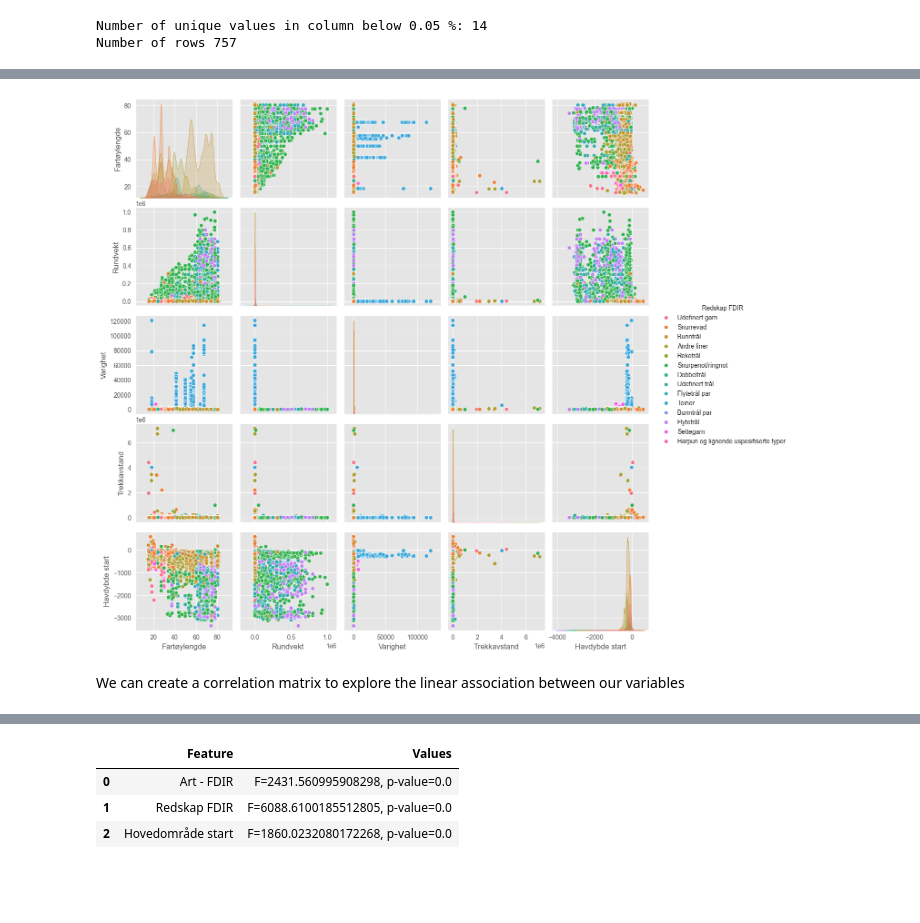
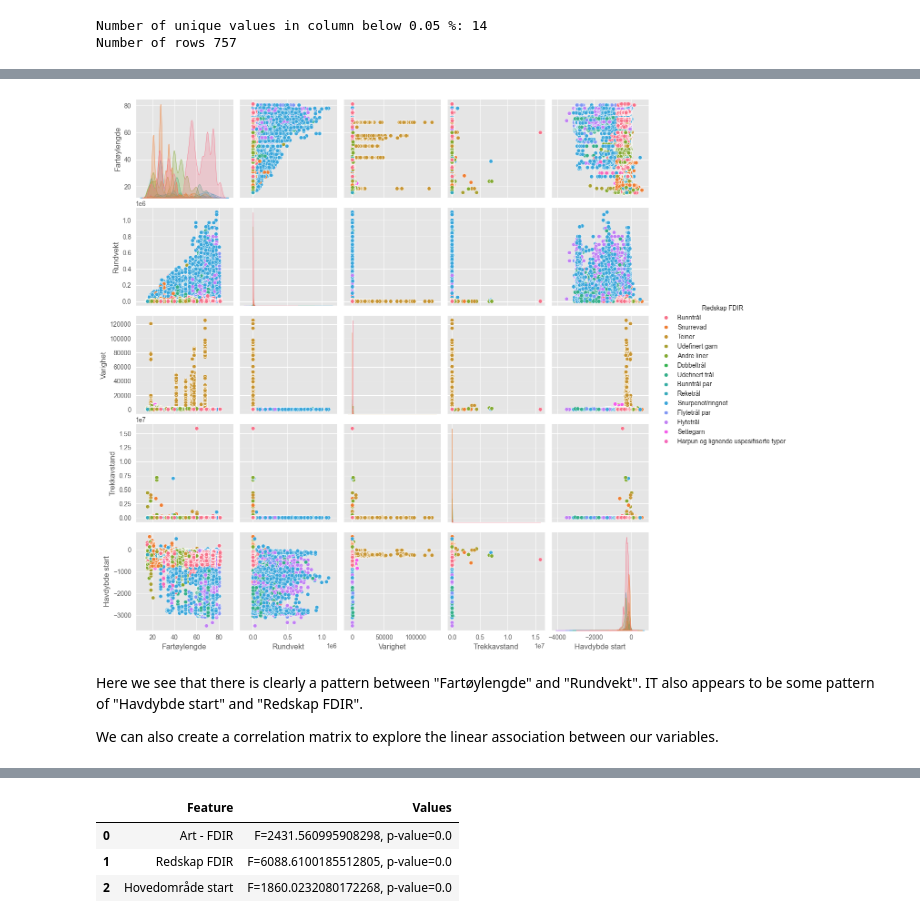
Before and after one commit to StaaleKarlstad/INFO284, a Jupyter notebook: Notebooks/random_forest.ipynb, the cells around one changed output, grey strips where cells are left out. Saved outputs shown, nothing was run; the diff lists cells and outputs as text; code cells hidden in the pictures; blank space fills up the shorter version.

```diff
--- a/Notebooks/random_forest.ipynb
+++ b/Notebooks/random_forest.ipynb
@@ -313,4 +300,0 @@ Lets explore some normalization options.
-# %%
-_,_,_,extreme_upper = find_outlier_value('Rundvekt')
-
-df['Rundvekt_clipped'] = df['Rundvekt'].clip(0, extreme_upper)
@@ -448,14 +409,18 @@ plt.show()
 # %%
-features_a = [ 'Fartøylengde', 'Rundvekt', 'Varighet','Trekkavstand', 'Havdybde start']
-features_b = ["Art - FDIR", "Redskap FDIR", "Hovedområde start"]
+features_numeric = ['Fartøylengde', 'Rundvekt', 'Varighet', 'Trekkavstand', 'Havdybde start']
 # %%
-sampled_df = df.sample(n=150000)
-sns.pairplot(sampled_df, vars=features_a, hue='Redskap FDIR')
+sns.pairplot(
+    data=df,
+    vars=features_numeric,
+    hue='Redskap FDIR',
+)
 plt.show()
 # %% [output]
-[figure, old version]
+[figure, new version]
 # %% [markdown]
-We can create a correlation matrix to explore the linear association between our variables
+Here we see that there is clearly a pattern between "Fartøylengde" and "Rundvekt". IT also appears to be some pattern of "Havdybde start" and "Redskap FDIR".
+
+We can also create a correlation matrix to explore the linear association between our variables.
 # %%
 features = [ 'Season_Winter', 'Season_Spring','Season_Summer',
             'Season_Fall', 'Fartøylengde', 'Rundvekt', 'Varighet',
```
Also changed, not shown: parts of 30 cells of this notebook.
